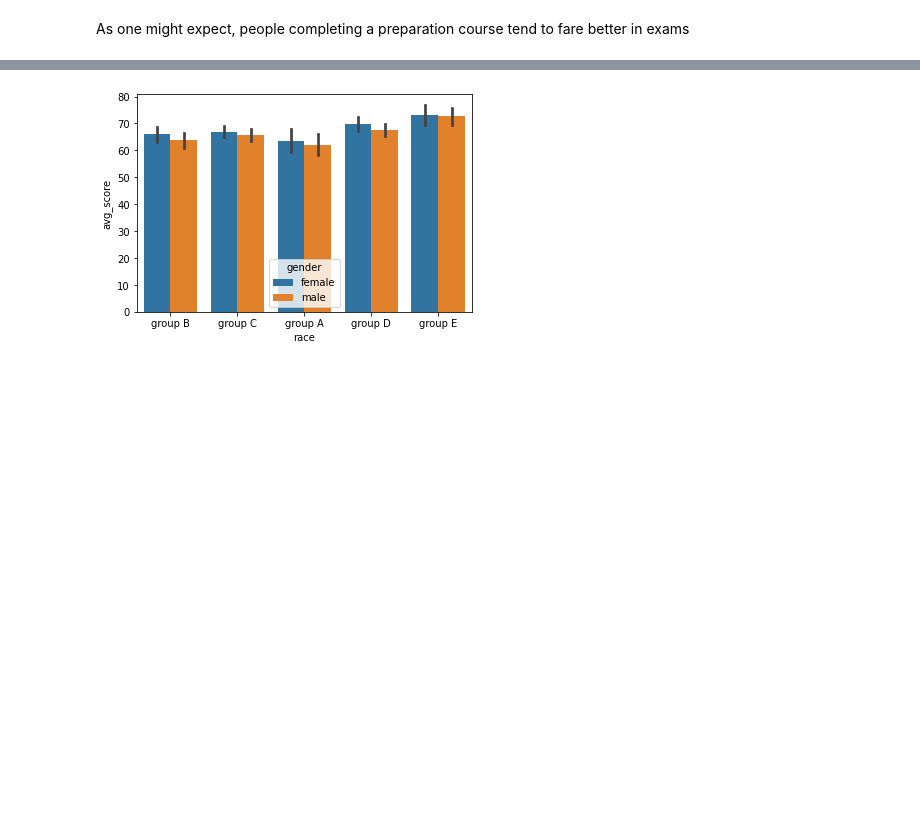
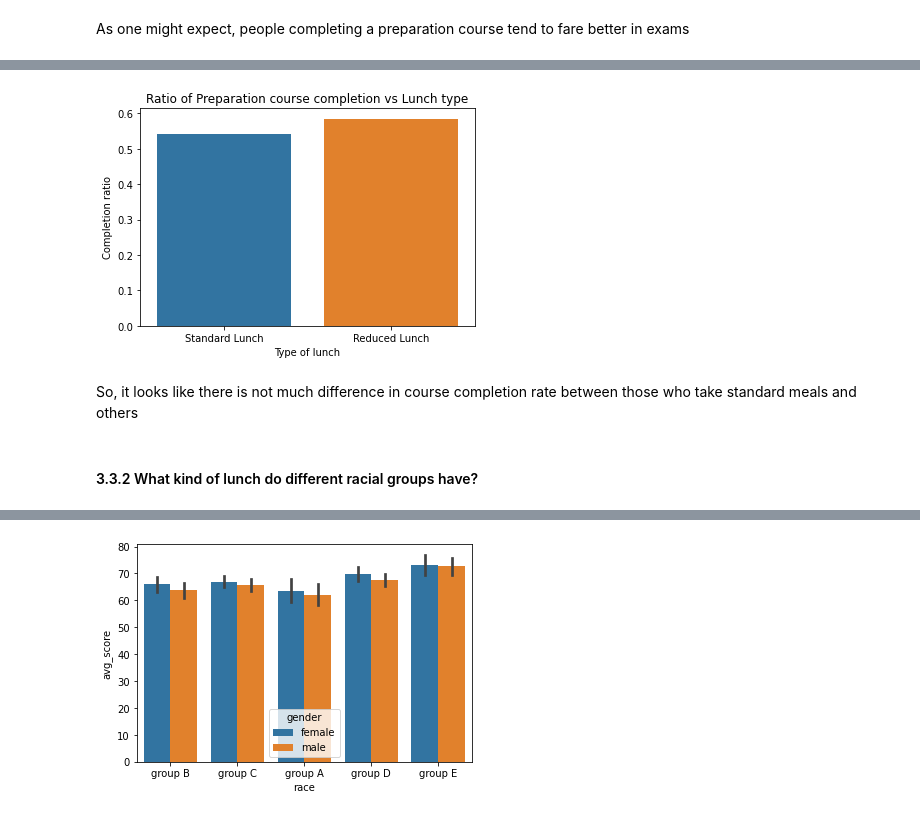
Before and after one commit to Hazem0h/project-3-Data-Viz, a Jupyter notebook: Part 1.ipynb, the cells around one changed output, grey strips where cells are left out. Drawn from its saved outputs; the diff is of its cells as text; code cells hidden in the pictures; blank space fills up the shorter version.

```diff
--- a/Part 1.ipynb
+++ b/Part 1.ipynb
@@ -354,0 +373,20 @@ I will try to explore further the relation betwee racial group and other element
+# %%
+# groupby lunch type, and get the value counts
+grouped = df_mod.groupby("lunch")["prep_course"].value_counts()
+
+# get the ratios
+comp_ratio_reduced =  grouped["free/reduced"]["completed"] / grouped["free/reduced"]["none"]
+comp_ratio_standard = grouped["standard"]["completed"] / grouped["standard"]["none"]
+
+# plot
+sb.barplot(x = ["Standard Lunch", "Reduced Lunch"],
+        y = [comp_ratio_standard,comp_ratio_reduced ]);
+plt.title("Ratio of Preparation course completion vs Lunch type");
+plt.xlabel("Type of lunch");
+plt.ylabel("Completion ratio");
+# %% [output]
+[figure, added]
+# %% [markdown]
+So, it looks like there is not much difference in course completion rate between those who take standard meals and others
+# %% [markdown]
+#### 3.3.2 What kind of lunch do different racial groups have?
```
Also changed, not shown: parts of 41 cells of this notebook.
